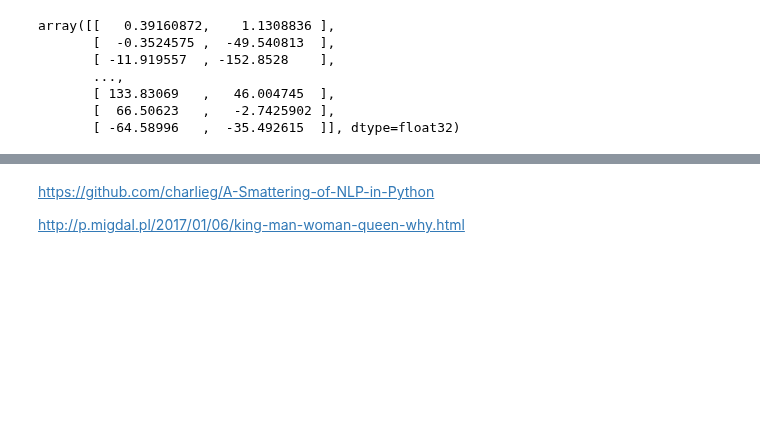
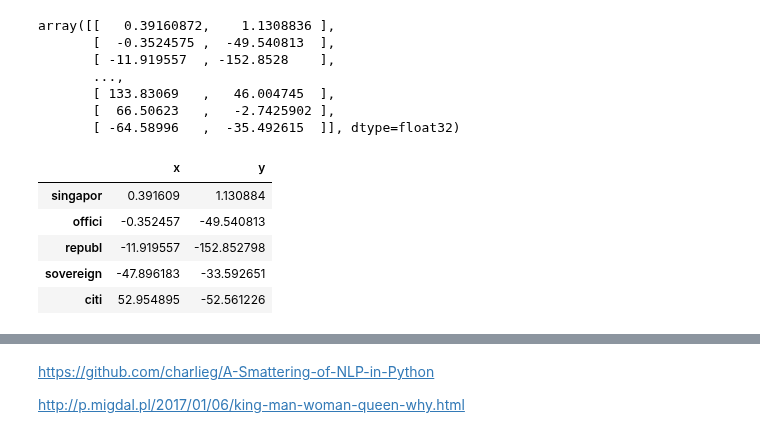
Before and after one commit to lisaong/mldds-courseware, a Jupyter notebook: 03_TextImage/text.ipynb, the cells around one changed output, grey strips where cells are left out. Saved outputs shown, nothing was run; the diff lists cells and outputs as text; code cells hidden in the pictures; blank space fills up the shorter version.

```diff
--- a/03_TextImage/text.ipynb
+++ b/03_TextImage/text.ipynb
@@ -546,3 +548,17 @@ array([[   0.39160872,    1.1308836 ],
        [ 133.83069   ,   46.004745  ],
        [  66.50623   ,   -2.7425902 ],
        [ -64.58996   ,  -35.492615  ]], dtype=float32)
+# %%
+import pandas as pd
+
+# Create a dataframe for the 2 dimensions,
+# indexed by the words in the vocab
+df = pd.DataFrame(X_tsne, index=vocab, columns=['x', 'y'])
+df.head()
+# %% [output]
+|  | x | y |
+| singapor | 0.391609 | 1.130884 |
+| offici | -0.352457 | -49.540813 |
+| republ | -11.919557 | -152.852798 |
+| sovereign | -47.896183 | -33.592651 |
+| citi | 52.954895 | -52.561226 |
```
Also changed, not shown: parts of 4 cells of this notebook.
